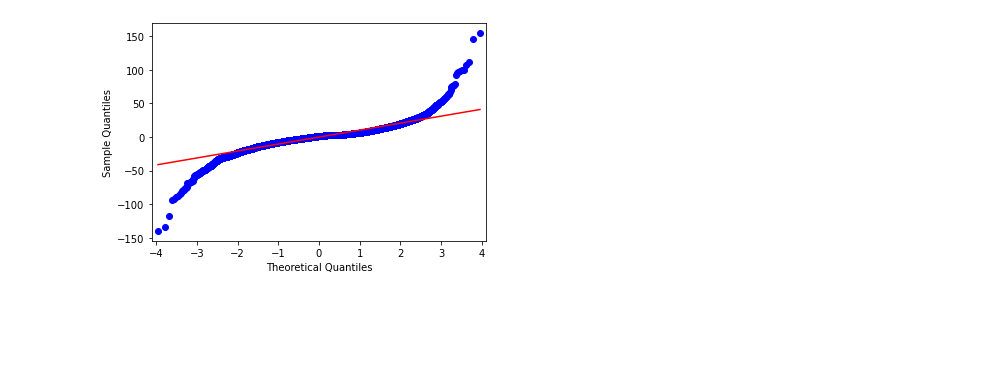
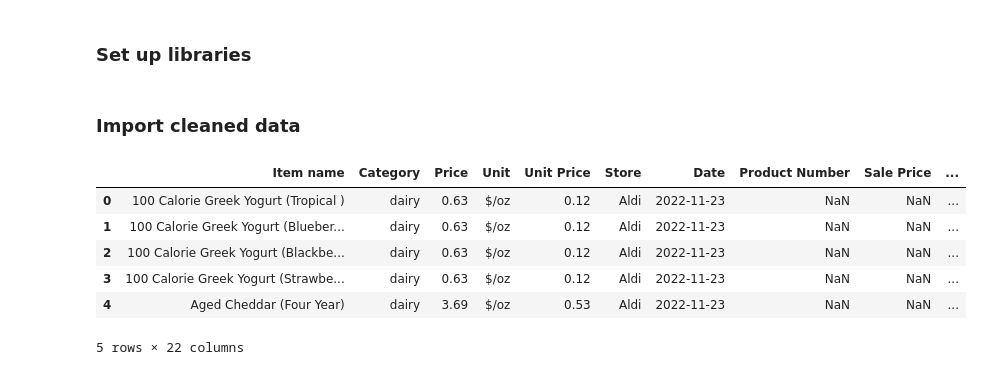
Before and after one commit to soosung80/capstone-210-fall2022, a Jupyter notebook: EDA.ipynb, the cells around one changed output. Saved outputs shown, nothing was run; the diff lists cells and outputs as text; code cells hidden in the pictures; blank space fills up the shorter version.

```diff
--- a/EDA.ipynb
+++ b/EDA.ipynb
@@ -232,5 +1,2 @@ print(CC_fat_calories[0,1])
-# %%
-sm.qqplot(residual_fat_calories, line='s')
-plt.show()
-# %% [output]
-[figure, removed]
+# %% [markdown]
+### Set up libraries
@@ -236,0 +14,15 @@ plt.show()
+# %% [markdown]
+### Import cleaned data
+# %%
+grocery = pd.read_csv('Merged_data_20221123.csv',encoding='cp1252')
+grocery = grocery.drop('Unnamed: 0', axis=1)
+# %%
+grocery.head()
+# %% [output]
+|  | Item name | Category | Price | Unit | Unit Price | Store | Date | Product Number | Sale Price | ... |
+| 0 | 100 Calorie Greek Yogurt (Tropical ) | dairy | 0.63 | $/oz | 0.12 | Aldi | 2022-11-23 | NaN | NaN | ... |
+| 1 | 100 Calorie Greek Yogurt (Blueber... | dairy | 0.63 | $/oz | 0.12 | Aldi | 2022-11-23 | NaN | NaN | ... |
+| 2 | 100 Calorie Greek Yogurt (Blackbe... | dairy | 0.63 | $/oz | 0.12 | Aldi | 2022-11-23 | NaN | NaN | ... |
+| 3 | 100 Calorie Greek Yogurt (Strawbe... | dairy | 0.63 | $/oz | 0.12 | Aldi | 2022-11-23 | NaN | NaN | ... |
+| 4 | Aged Cheddar (Four Year) | dairy | 3.69 | $/oz | 0.53 | Aldi | 2022-11-23 | NaN | NaN | ... |
+5 rows × 22 columns
```
Also changed, not shown: parts of 41 cells of this notebook, 9 other files.
